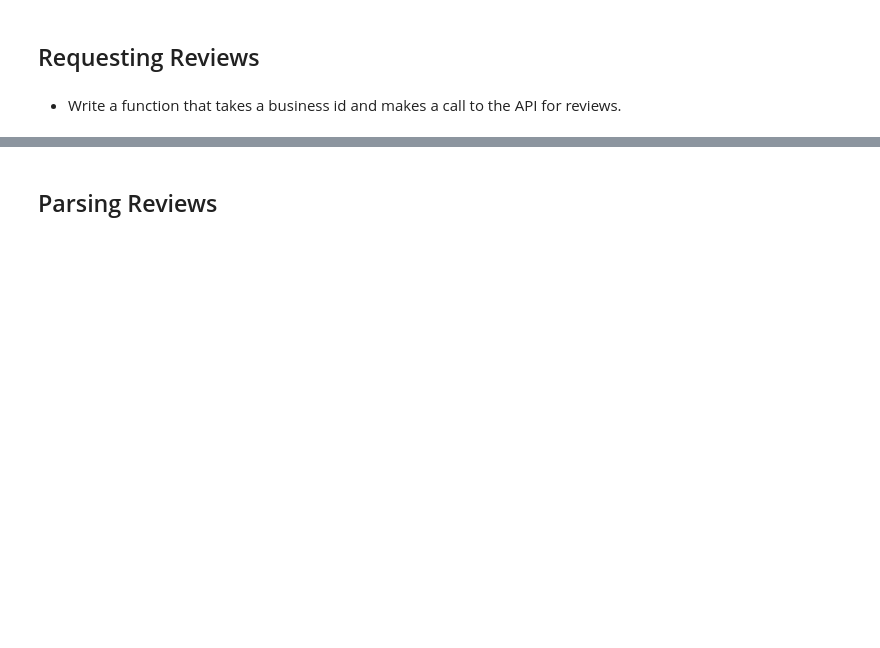
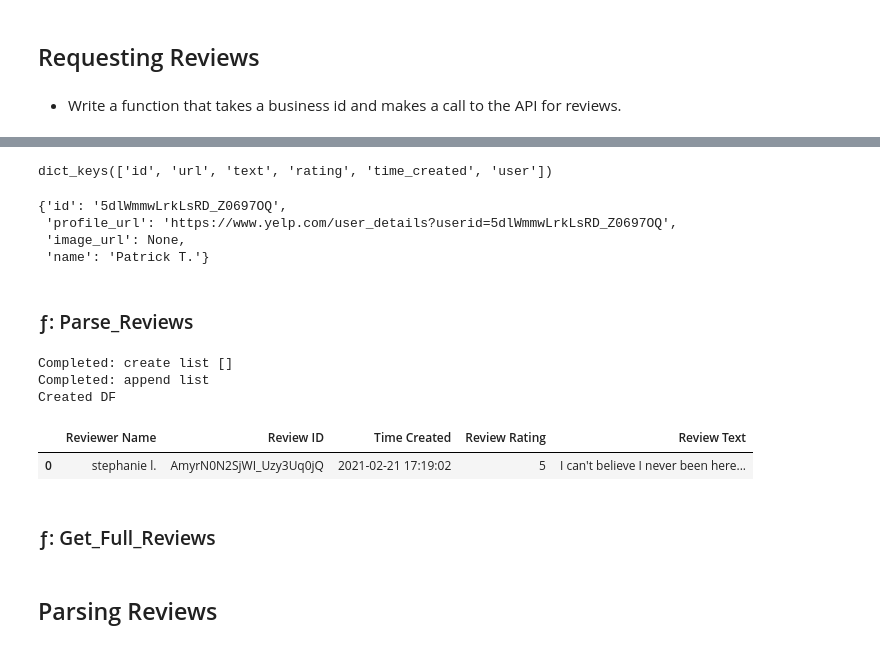
Before and after one commit to pleasecallmejax/Phase-1-Project, a Jupyter notebook: Data_Acquisition_Process.ipynb, the cells around one changed output, grey strips where cells are left out. Cells and saved outputs as stored; diff of their text form; code cells hidden in the pictures; blank space fills up the shorter version.

Commit message:
created functions to pull reviews and clean

```diff
--- a/Data_Acquisition_Process.ipynb
+++ b/Data_Acquisition_Process.ipynb
@@ -746,0 +766,3 @@ GET https://api.yelp.com/v3/businesses/{id}/reviews
+# %%
+reviews1 = yelp_id_offset(biz_id, yelp_key, offset=0, verbose=True)
+reviews1.keys()
@@ -746,0 +796,59 @@ GET https://api.yelp.com/v3/businesses/{id}/reviews
+# %%
+reviews1['reviews'][0].keys()
+# %% [output]
+dict_keys(['id', 'url', 'text', 'rating', 'time_created', 'user'])
+# %%
+reviews1['reviews'][0]['user']
+# %% [output]
+{'id': '5dlWmmwLrkLsRD_Z0697OQ',
+ 'profile_url': 'https://www.yelp.com/user_details?userid=5dlWmmwLrkLsRD_Z0697OQ',
+ 'image_url': None,
+ 'name': 'Patrick T.'}
+# %% [markdown]
+### ƒ: Parse_Reviews
+# %%
+def parse_reviews(list_of_reviews):
+    '''Adapted from Tyrell's code'''
+
+    # Create empty list to store results
+
+    parsed_reviews = []
+
+    # Loop through each review in the list of reviews
+    # Add specific k:v pairs to a dictionary
+    # These pairs will be used to build a DF afterwards
+
+    print('Completed: create list ' + f'{parsed_reviews}')
+
+    for review in list_of_reviews:
+        details = {'Reviewer Name': review['user']['name'],
+            'Review ID': review['id'],
+            'Time Created': review['time_created'],
+            'Review Rating': review['rating'],
+            'Review Text': review['text']
+            }
+
+        # Add the new dictionary to the empty list
+
+    parsed_reviews.append(details)
+
+    print('Completed: append list')
+
+    # Create a DataFrame from the resulting list
+
+    df_parsed_reviews = pd.DataFrame(parsed_reviews)
+
+    print('Created DF')
+
+    return df_parsed_reviews
+# %%
+df_parsed_reviews = parse_reviews(reviews1['reviews'])
+df_parsed_reviews
+# %% [output]
+Completed: create list []
+Completed: append list
+Created DF
+|  | Reviewer Name | Review ID | Time Created | Review Rating | Review Text |
+| 0 | stephanie l. | AmyrN0N2SjWI_Uzy3Uq0jQ | 2021-02-21 17:19:02 | 5 | I can't believe I never been here... |
+# %% [markdown]
+### ƒ: Get_Full_Reviews
```
Also changed, not shown: parts of 16 cells of this notebook.
